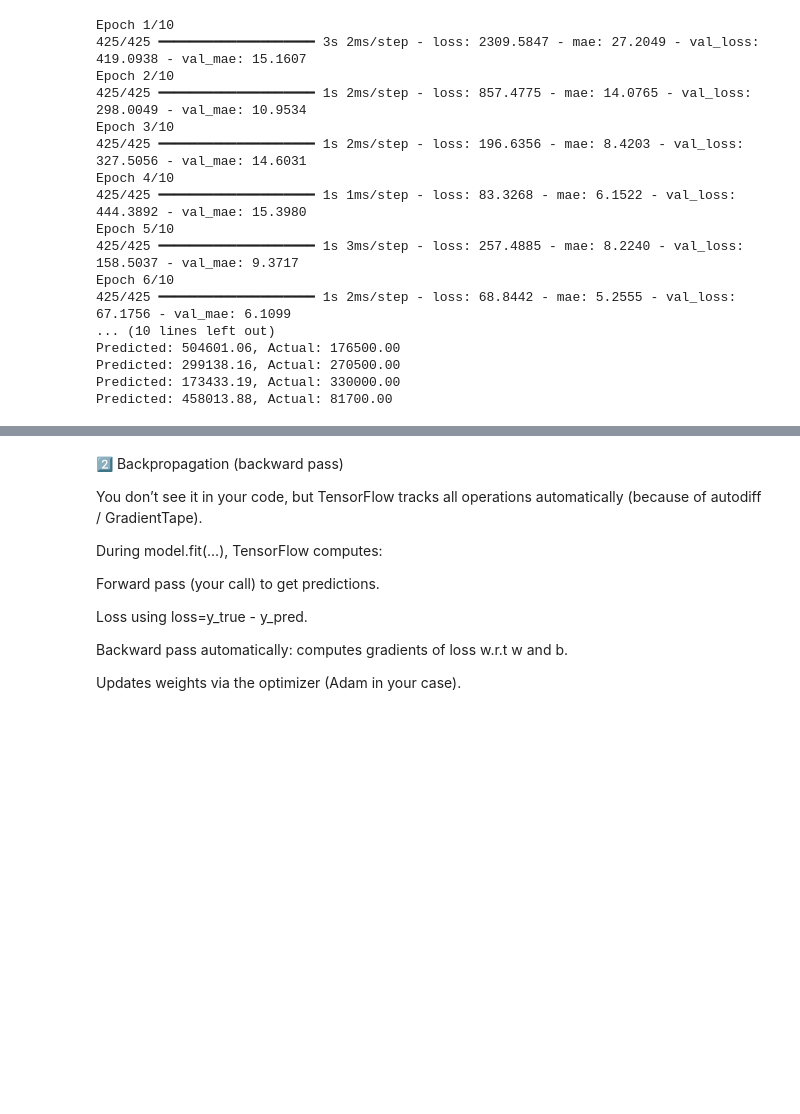
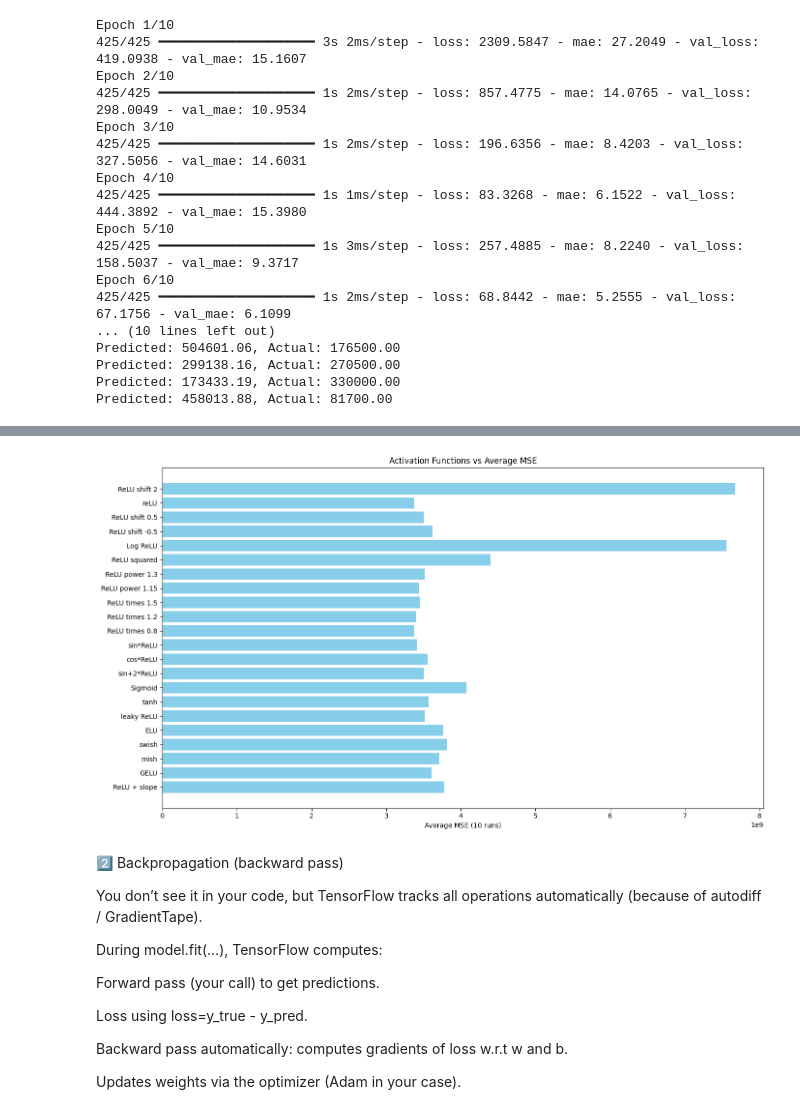
Before and after one commit to sadikemreduzgun/AI-Journey-My-Insights, a Jupyter notebook: transformers/insights_on_layers_then_transformers.ipynb, the cells around one changed output, grey strips where cells are left out. Drawn from its saved outputs; the diff is of its cells as text; code cells hidden in the pictures; blank space fills up the shorter version.

```diff
--- a/transformers/insights_on_layers_then_transformers.ipynb
+++ b/transformers/insights_on_layers_then_transformers.ipynb
@@ -940,3 +1583,32 @@ class CustomDenseLayer(Layer):
+# %%
+import matplotlib.pyplot as plt
+
+# Activation functions
+activations = [
+    "ReLU shift 2", "reLU", "ReLU shift 0.5", "ReLU shift -0.5", "Log ReLU",
+    "ReLU squared", "ReLU power 1.3", "ReLU power 1.15", "ReLU times 1.5",
+    "ReLU times 1.2", "ReLU times 0.8", "sin*ReLU", "cos*ReLU", "sin+2*ReLU",
+    "Sigmoid", "tanh", "leaky ReLU", "ELU", "swish", "mish", "GELU", "ReLU + slope"
+]
+
+# Average MSE values
+mse_values = [
+    7672861838, 3373417767, 3508459314, 3621657231, 7560503028,
+    4392108131, 3517432621, 3439227522, 3455352450, 3401033349,
+    3379436069, 3418184629, 3561636773, 3506763128, 4074317117,
+    3567223526, 3520562500, 3768244482, 3808641431, 3710549144,
+    3608257953, 3780815625
+]
+
+plt.figure(figsize=(14,8))
+plt.barh(activations, mse_values, color='skyblue')
+plt.xlabel("Average MSE (10 runs)")
+plt.title("Activation Functions vs Average MSE")
+plt.gca().invert_yaxis()  # Highest MSE on top
+plt.tight_layout()
+plt.show()
+# %% [output]
+[figure, added]
 # %% [markdown]
 2️⃣ Backpropagation (backward pass)
 
```
Also changed, not shown: parts of 49 cells of this notebook.
